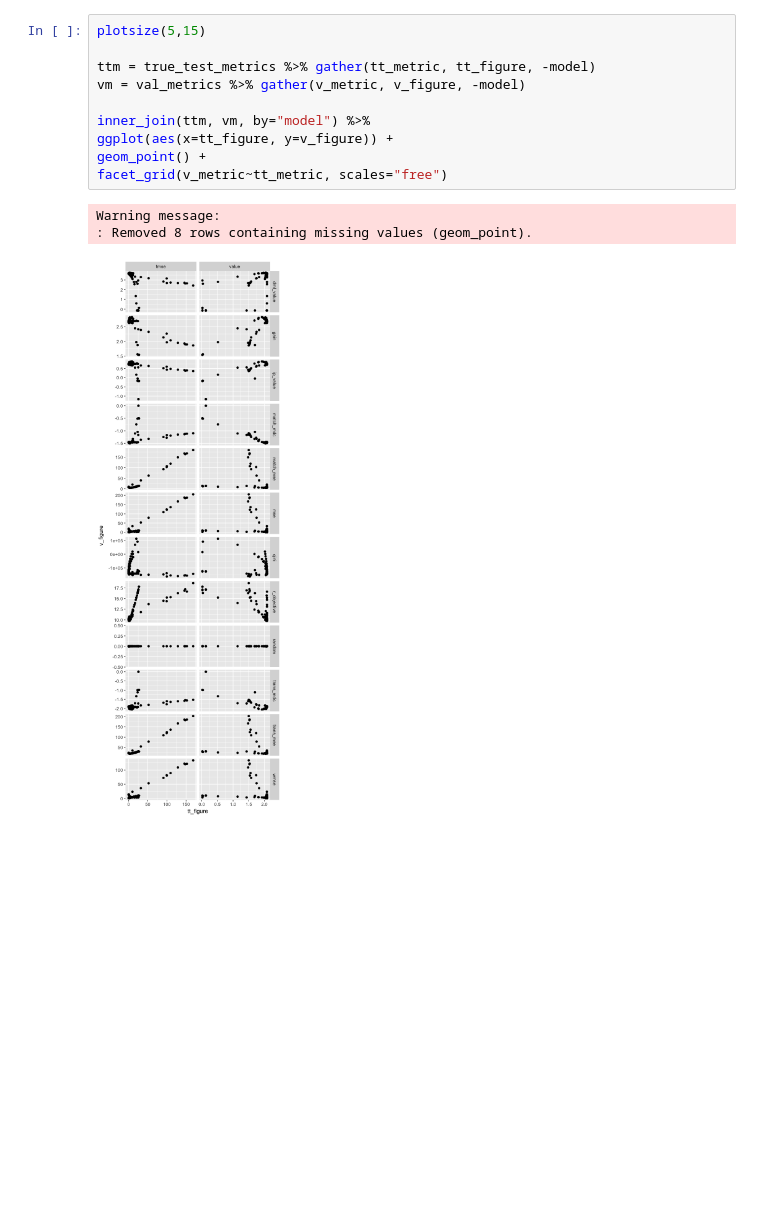
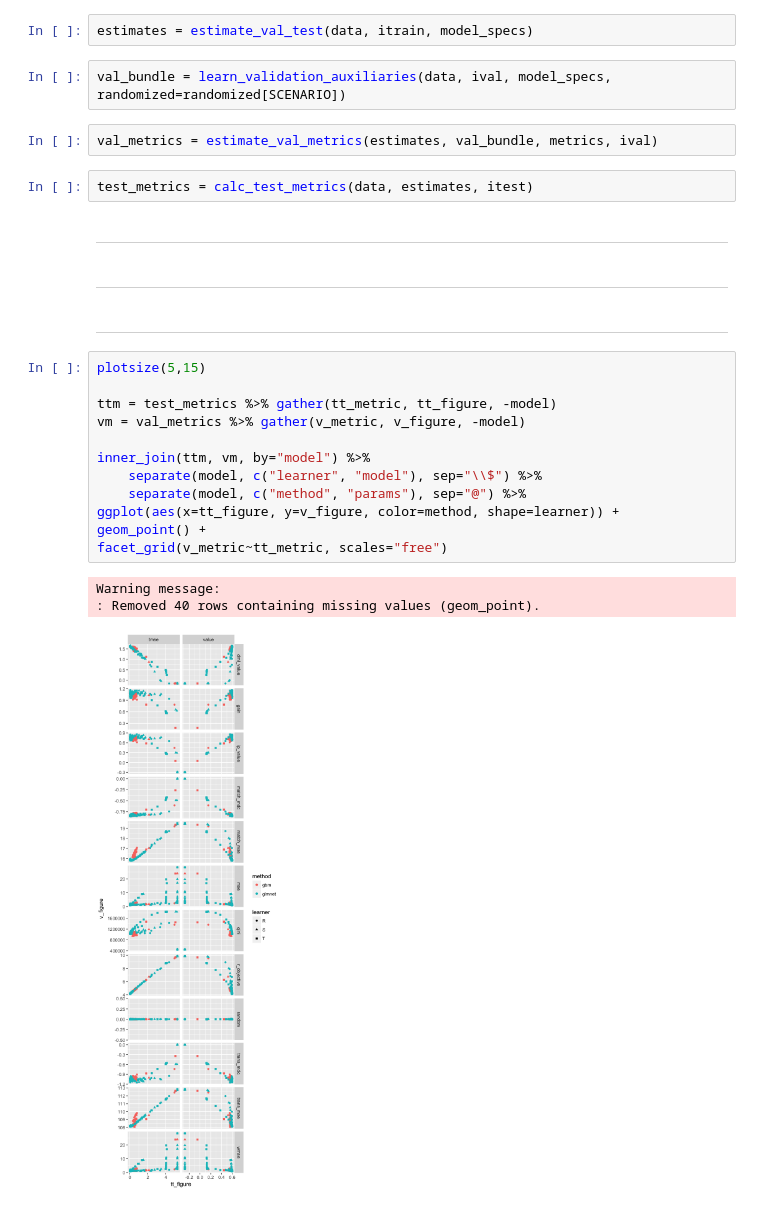
Before and after one commit to som-shahlab/ITE-model-selection, a Jupyter notebook: scratch.ipynb, the cells around one changed output. Cells and saved outputs as stored; diff of their text form; blank space fills up the shorter version.

Commit message:
simulation and eval code
everything is running:
- minor changes to data-generating code
- all simulation-running code is updated

```diff
--- a/scratch.ipynb
+++ b/scratch.ipynb
@@ -140,14 +54,30 @@ true_test_metrics = estimates %>%
+# %%
+estimates = estimate_val_test(data, itrain, model_specs)
+# %%
+val_bundle = learn_validation_auxiliaries(data, ival, model_specs, randomized=randomized[SCENARIO])
+# %%
+val_metrics = estimate_val_metrics(estimates, val_bundle, metrics, ival)
+# %%
+test_metrics = calc_test_metrics(data, estimates, itest)
+# %% [markdown]
+----
+# %% [markdown]
+----
+# %% [markdown]
+----
 # %%
 plotsize(5,15)
 
-ttm = true_test_metrics %>% gather(tt_metric, tt_figure, -model)
+ttm = test_metrics %>% gather(tt_metric, tt_figure, -model)
 vm = val_metrics %>% gather(v_metric, v_figure, -model)
 
 inner_join(ttm, vm, by="model") %>%
-ggplot(aes(x=tt_figure, y=v_figure)) +
+    separate(model, c("learner", "model"), sep="\\$") %>%
+    separate(model, c("method", "params"), sep="@") %>%
+ggplot(aes(x=tt_figure, y=v_figure, color=method, shape=learner)) +
 geom_point() +
 facet_grid(v_metric~tt_metric, scales="free")
 # %% [output]
 Warning message:
-: Removed 8 rows containing missing values (geom_point).
+: Removed 40 rows containing missing values (geom_point).
-[figure, old version]
+[figure, new version]
```
Also changed, not shown: parts of 18 cells of this notebook, 4 other files.
